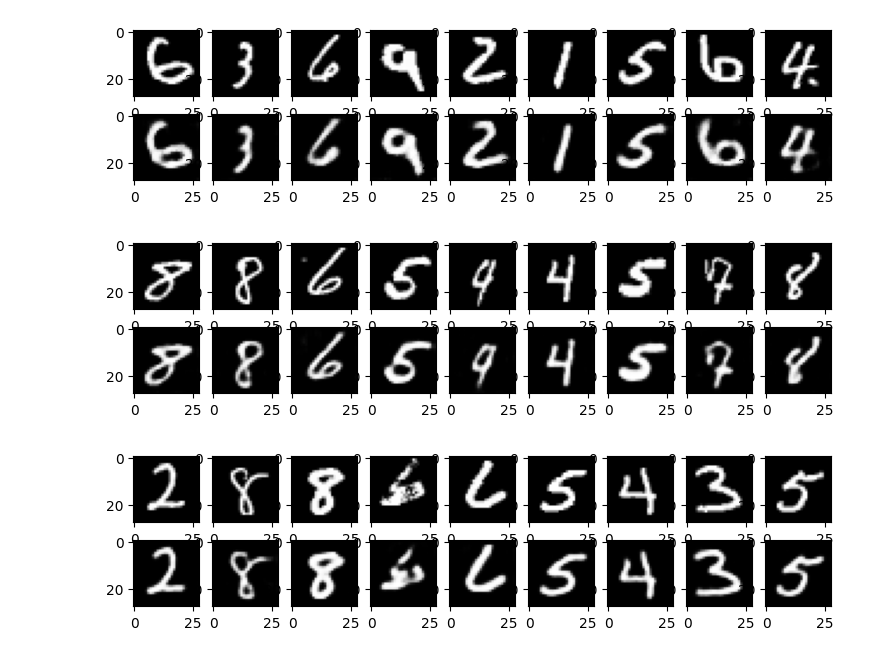
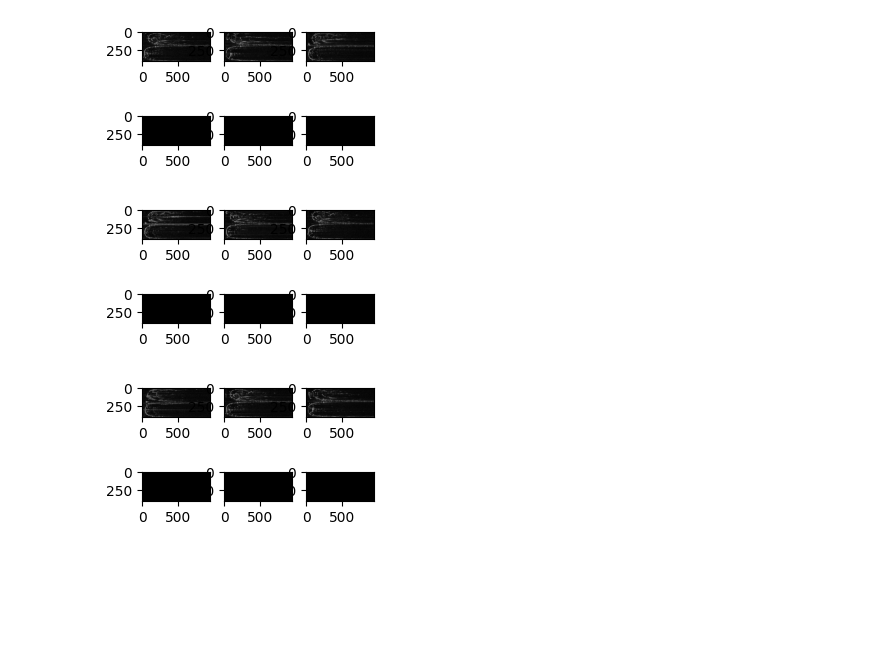
Before and after one commit to fraser148/FMCW-radar-analysis, a Jupyter notebook: radar_convolutional_autoencoder.ipynb, the cells around one changed output. Saved outputs shown, nothing was run; the diff lists cells and outputs as text; code cells hidden in the pictures; blank space fills up the shorter version.

```diff
--- a/radar_convolutional_autoencoder.ipynb
+++ b/radar_convolutional_autoencoder.ipynb
@@ -41,13 +42,13 @@ class AE(nn.Module):
 
     # Building an convolutional encoder with Conv2d
     # layer followed by Relu activation function
-    # N, 1, 28, 28
+    # N, 1, 400, 942
     self.encoder = nn.Sequential(
-      nn.Conv2d(1, 16, 3, stride=2, padding= 1), # N, 16, 14, 14
+      nn.Conv2d(1, 16, 3, stride=2, padding=1), # N, 16, 200, 471
       nn.ReLU(),
-      nn.Conv2d(16, 32, 3, stride=2, padding=1), # N, 32, 7, 7
+      nn.Conv2d(16, 32, 3, stride=2, padding=(1,0)), # N, 32, 100, 235
       nn.ReLU(),
-      nn.Conv2d(32, 64, 7) # N, 64, 1, 1
+      nn.Conv2d(32, 64, (7,10), stride=(4,5), padding=(3,5)) # N, 64, 25, 116
     )
 
     # Building an linear decoder with Linear
@@ -56,12 +57,12 @@ class AE(nn.Module):
     # outputs the value between 0 and 1
     # 9 ==> 784
     self.decoder = nn.Sequential(
-      nn.ConvTranspose2d(64, 32, 7), # N, 32, 7, 7
+      nn.ConvTranspose2d(64, 32, (7,10), stride=(4,5), output_padding=(1,0), padding=(2,5)), # N, 32, 7, 7
       nn.ReLU(),
       # We add some padding?
-      nn.ConvTranspose2d(32, 16, 3, stride=2, padding=1, output_padding=1), # N, 16, 14, 14
+      nn.ConvTranspose2d(32, 16, 3, stride=2, padding=(1,0), output_padding=(1,0)), # N, 16, 14, 14
       nn.ReLU(),
-      nn.ConvTranspose2d(16, 1, 3, stride=2, padding=1, output_padding=1), # N, 1, 28, 28
+      nn.ConvTranspose2d(16, 1, 3, stride=2, padding=(1,1), output_padding=(1,1)), # N, 1, 28, 28
       nn.Sigmoid()
     )
 
@@ -90,20 +121,20 @@ for epoch in range (num_epochs):
 # %%
 for k in range(0, num_epochs, 4):
   plt.figure(figsize=(3,2))
   plt.gray()
   imgs = outputs[k][1].detach().numpy()
   recon = outputs[k][2].detach().numpy()
   for i, item in enumerate(imgs):
     if i >= 3: break
     plt.subplot(2, 3, i+1)
     plt.imshow(item[0])
 
   for i, item in enumerate(recon):
     if i >= 3: break
     plt.subplot(2, 3, 3+i+1)
-    item = item.reshape(-1, 28, 28)
+    item = item.reshape(-1, 400, 942)
     plt.imshow(item[0])
 # %% [output]
-[figure, old version]
+[figure, new version]
-[figure, old version]
+[figure, new version]
-[figure, old version]
+[figure, new version]
```
Also changed, not shown: parts of 5 cells of this notebook, 4 other files.
